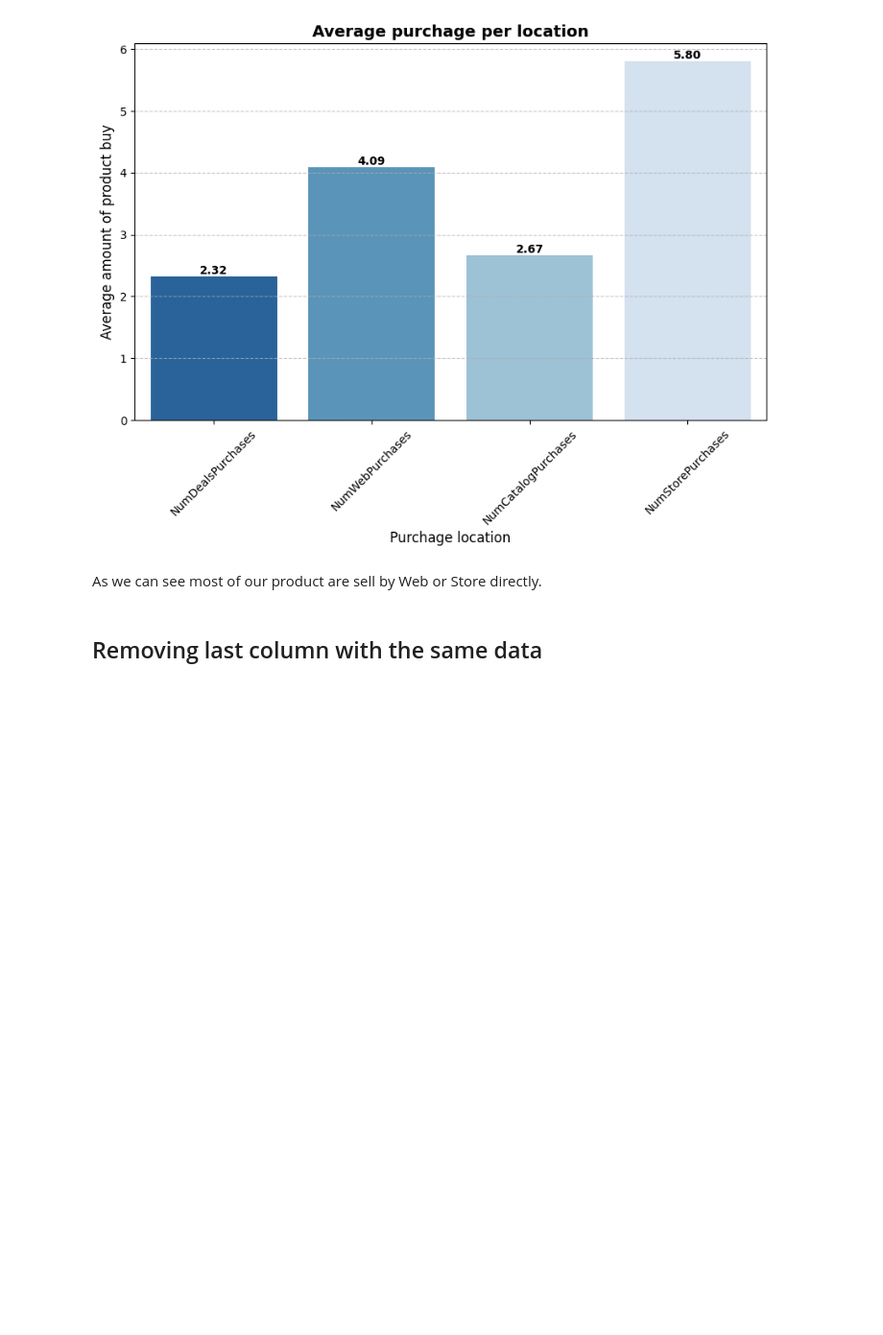
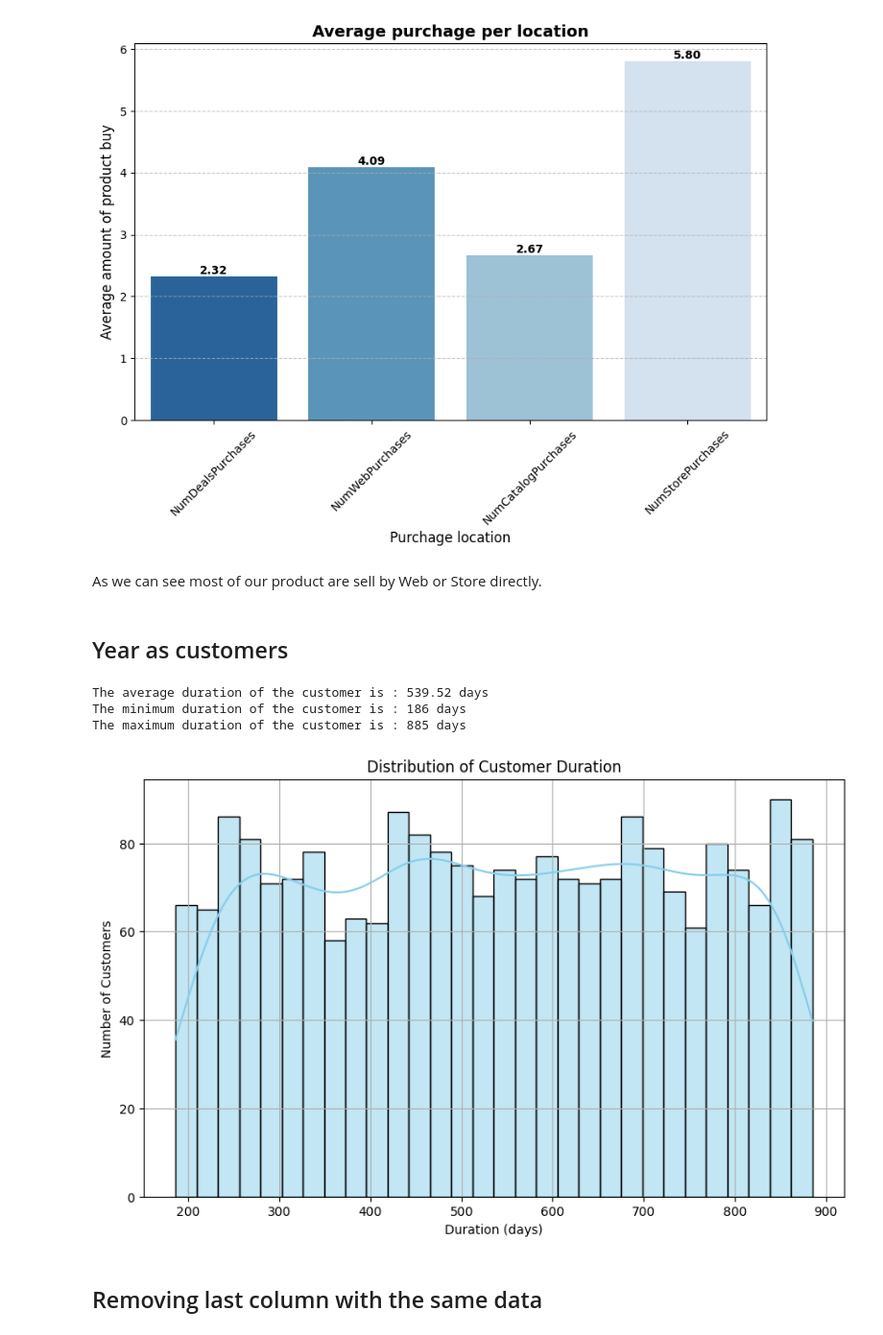
Before and after one commit to AurelienGgt/Customer-Personality-Analysis, a Jupyter notebook: Analyse.ipynb, the cells around one changed output. Shown at 96% size. Drawn from its saved outputs; the diff is of its cells as text; code cells hidden in the pictures; blank space fills up the shorter version.

```diff
--- a/Analyse.ipynb
+++ b/Analyse.ipynb
@@ -631,5 +689,5 @@ df = df.drop(to_drop, axis=1)
 # %% [markdown]
 The way to create with type of column will be usefull later if we want to make a RFM
 # %%
-df['total_purchase'] = df['AcceptedCmp1']+ df['AcceptedCmp2'] + df['AcceptedCmp3']+ df['AcceptedCmp4']+ df['AcceptedCmp5']
+df['marketing_purchase'] = df['AcceptedCmp1']+ df['AcceptedCmp2'] + df['AcceptedCmp3']+ df['AcceptedCmp4']+ df['AcceptedCmp5']
 # %%
@@ -720,12 +778,12 @@ df = df.drop(to_drop, axis=1)
 ## Purchase location
 # %%
 location = ['NumDealsPurchases','NumWebPurchases','NumCatalogPurchases','NumStorePurchases']
-df['Purchase_location'] = df[location].sum(axis=1)
+df['Total_purchase'] = df[location].sum(axis=1)
 # Average consumption per category
 location_mean_values = round(df[location].mean(),2)
 print("Average purchage location per category : ")
 print("")
-print(mean_values)
+print(location_mean_values)
 # %% [output]
 Average purchage location per category :
 
@@ -760,6 +818,29 @@ Passing `palette` without assigning `hue` is deprecated and will be removed in v
 # Remove some columns, I will update this list step by step
 to_drop = ['NumDealsPurchases','NumWebPurchases','NumCatalogPurchases','NumStorePurchases']
 df = df.drop(to_drop, axis=1)
+# %% [markdown]
+ ## Year as customers
+# %%
+df["starting_date"] = pd.to_datetime("01/01/2015")
+df['duration_customer'] = (df["starting_date"] - df['Dt_Customer']).dt.days
+print(f"The average duration of the customer is : {round(df['duration_customer'].mean(),2)} days")
+print(f"The minimum duration of the customer is : {round(df['duration_customer'].min(),2)} days")
+print(f"The maximum duration of the customer is : {round(df['duration_customer'].max(),2)} days")
+# %% [output]
+The average duration of the customer is : 539.52 days
+The minimum duration of the customer is : 186 days
+The maximum duration of the customer is : 885 days
+# %%
+import matplotlib.pyplot as plt
+plt.figure(figsize=(10, 6))
+sns.histplot(df['duration_customer'], kde=True, bins=30, color='skyblue')
+plt.title('Distribution of Customer Duration')
+plt.xlabel('Duration (days)')
+plt.ylabel('Number of Customers')
+plt.grid(True)
+plt.show()
+# %% [output]
+[figure, added]
 # %% [markdown]
 ## Removing last column with the same data
 # %% [markdown]
```
Also changed, not shown: parts of 10 cells of this notebook.
